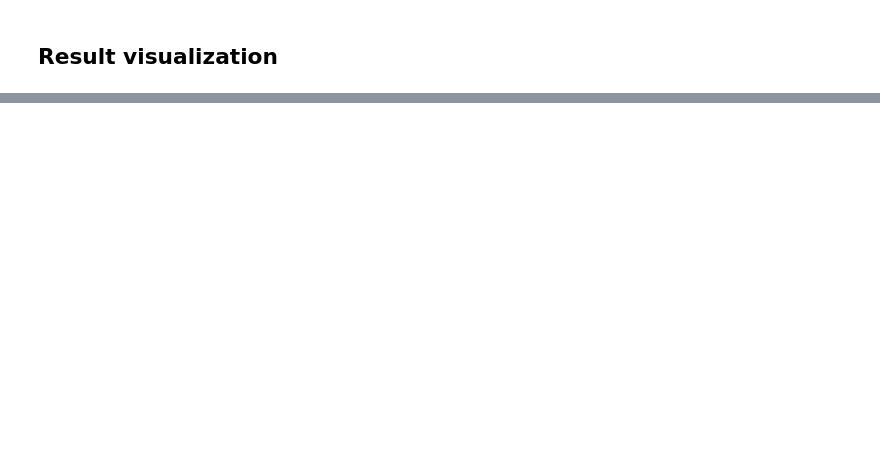
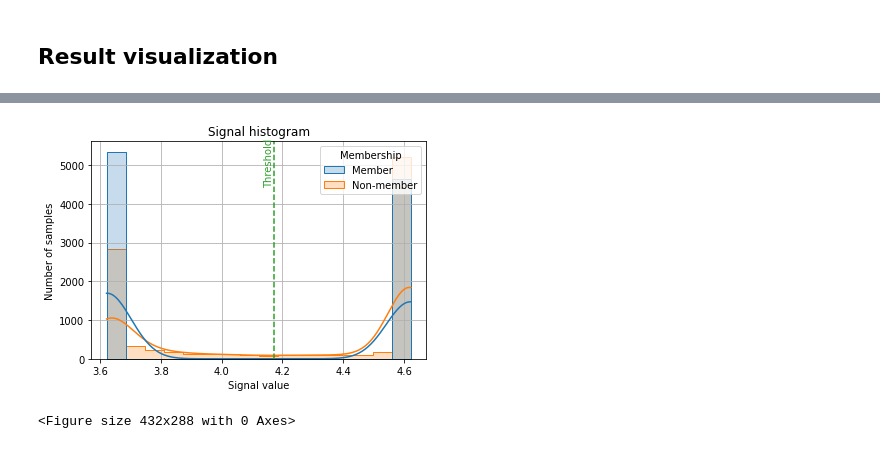
Before and after one commit to privacytrustlab/ml_privacy_meter, a Jupyter notebook: docs/shadow_metric.ipynb, the cells around one changed output, grey strips where cells are left out. Saved outputs shown, nothing was run; the diff lists cells and outputs as text; code cells hidden in the pictures; blank space fills up the shorter version.

```diff
--- a/docs/shadow_metric.ipynb
+++ b/docs/shadow_metric.ipynb
@@ -275,0 +284,5 @@ TemplateNotFound: ../privacy_meter/report_files/report_template.tex
+# %%
+SignalHistogramReport.generate_report(result, show=True)
+# %% [output]
+[figure, added]
+<Figure size 432x288 with 0 Axes>
```
Also changed, not shown: parts of 11 cells of this notebook.
